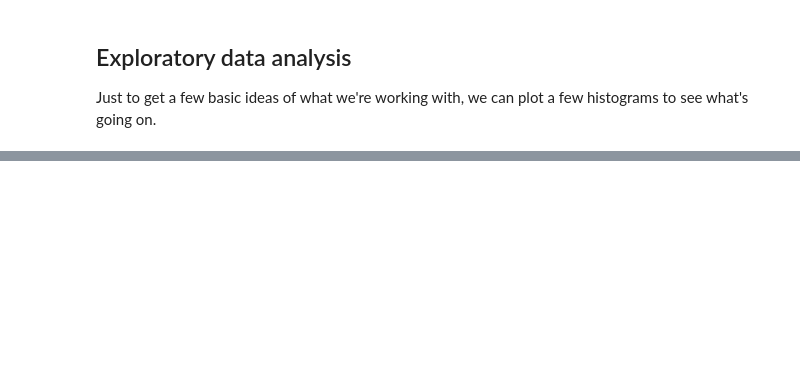
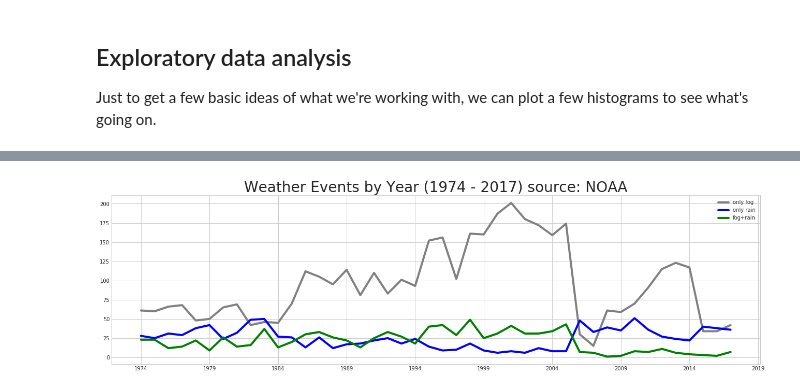
Before and after one commit to cottenplant/predicting-coastal-fog, a Jupyter notebook: june-gloom-analysis.ipynb, the cells around one changed output, grey strips where cells are left out. Saved outputs shown, nothing was run; the diff lists cells and outputs as text; code cells hidden in the pictures; blank space fills up the shorter version.

```diff
--- a/june-gloom-analysis.ipynb
+++ b/june-gloom-analysis.ipynb
@@ -116,0 +117,17 @@ dtype: int64
+# %%
+fig, ax = plt.subplots()
+
+ax.plot(df_lax['1974':'2017'].loc[df_lax['FRSHTT'] == 100000].resample('AS').count()['TEMP'],
+        'grey', label='only fog')
+ax.plot(df_lax['1974':'2017'].loc[df_lax['FRSHTT'] == 10000].resample('AS').count()['TEMP'],
+        'b', label='only rain')
+ax.plot(df_lax['1974':'2017'].loc[df_lax['FRSHTT'] == 110000].resample('AS').count()['TEMP'],
+        'g', label='fog+rain')
+
+fig.set_figheight(6)
+fig.set_figwidth(20)
+
+plt.legend(loc='upper right')
+plt.title('Weather Events by Year (1974 - 2017) source: NOAA', fontsize=28);
+# %% [output]
+[figure, added]
```
Also changed, not shown: parts of 17 cells of this notebook.
